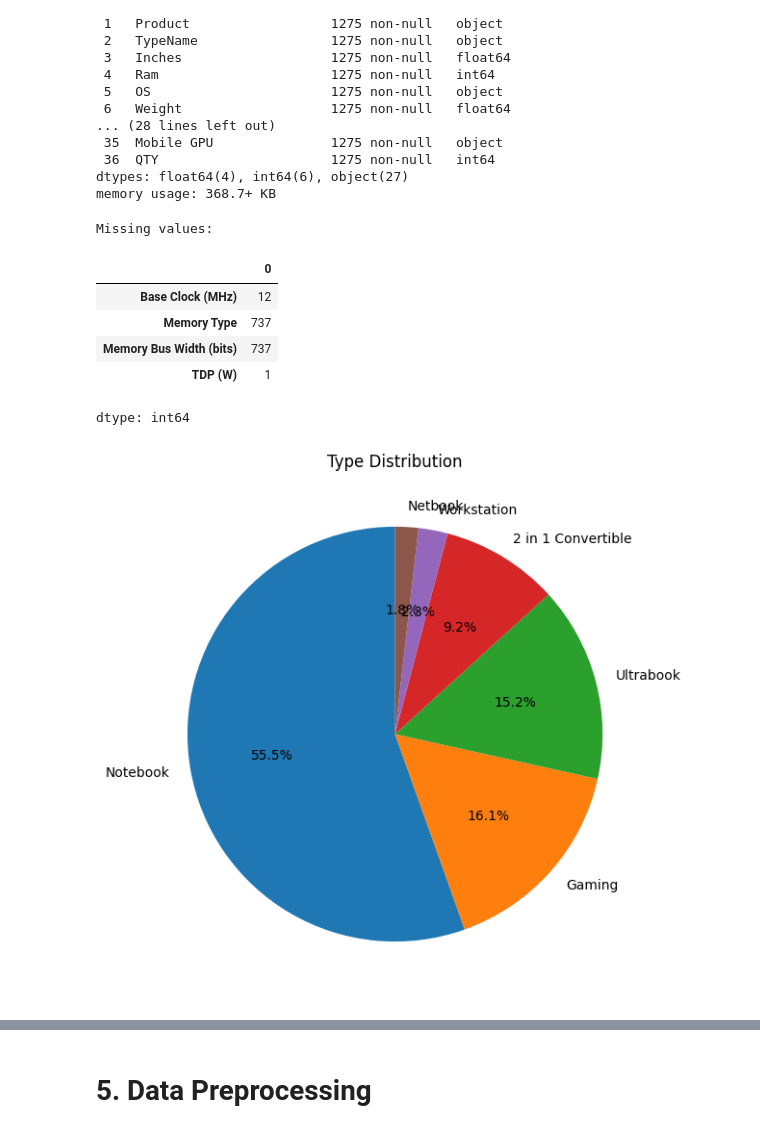
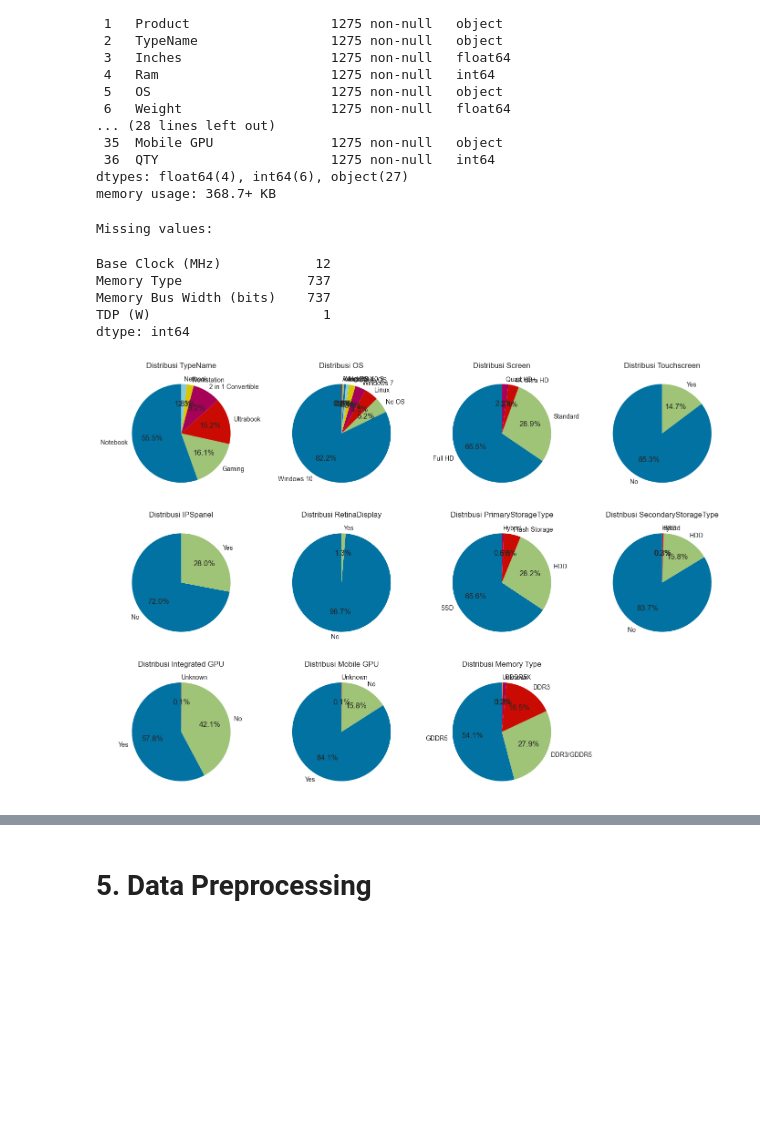
Before and after one commit to nfach98/LaptopClustering, a Jupyter notebook: [Clustering] Submission Akhir BMLP_Nino Fachrurozy.ipynb, the cells around one changed output, grey strips where cells are left out. Saved outputs shown, nothing was run; the diff lists cells and outputs as text; code cells hidden in the pictures; blank space fills up the shorter version.

Commit message:
create cluster analysis

```diff
--- a/[Clustering] Submission Akhir BMLP_Nino Fachrurozy.ipynb
+++ b/[Clustering] Submission Akhir BMLP_Nino Fachrurozy.ipynb
@@ -30,7 +45,7 @@ Pada tahap ini, Anda perlu memuat dataset ke dalam notebook. Jika dataset dalam
 
 Jika dataset berada di Google Drive, pastikan Anda menghubungkan Google Drive ke Colab terlebih dahulu. Setelah dataset berhasil dimuat, langkah berikutnya adalah memeriksa kesesuaian data dan siap untuk dianalisis lebih lanjut.
 # %%
-df_laptop = pd.read_csv('/content/laptop-specs.csv')
+df_laptop = pd.read_csv('https://raw.githubusercontent.com/nfach98/LaptopClustering/refs/heads/main/laptop-specs.csv')
 df_laptop.head()
 # %% [output]
 |  | Company | Product | TypeName | Inches | Ram | OS | Weight | Price_euros | Screen | ScreenW | ... |
@@ -88,17 +103,22 @@ misses = misses[misses > 0]
 misses
 # %% [output]
 Missing values:
-|  | 0 |
-| Base Clock (MHz) | 12 |
-| Memory Type | 737 |
-| Memory Bus Width (bits) | 737 |
-| TDP (W) | 1 |
+Base Clock (MHz)            12
+Memory Type                737
+Memory Bus Width (bits)    737
+TDP (W)                      1
 dtype: int64
 # %%
-df_types = df_laptop['TypeName'].value_counts()
-plt.figure(figsize=(7, 7))
-plt.pie(df_types, labels=df_types.index, autopct='%1.1f%%', startangle=90)
-plt.title('Type Distribution')
+categoricals = ['TypeName', 'OS', 'Screen', 'Touchscreen', 'IPSpanel', 'RetinaDisplay', 'PrimaryStorageType', 'SecondaryStorageType', 'Integrated GPU', 'Mobile GPU', 'Memory Type']
+plt.figure(figsize=(14, 10))
+
+for i, column in enumerate(categoricals, 1):
+  df_types = df_laptop[column].value_counts()
+  plt.subplot(3, 4, i)
+  plt.pie(df_types, labels=df_types.index, autopct='%1.1f%%', startangle=90)
+  plt.title(f'Distribusi {column}')
+
+plt.tight_layout()
 plt.show()
 # %% [output]
-[figure, old version]
+[figure, new version]
```
Also changed, not shown: parts of 48 cells of this notebook.
